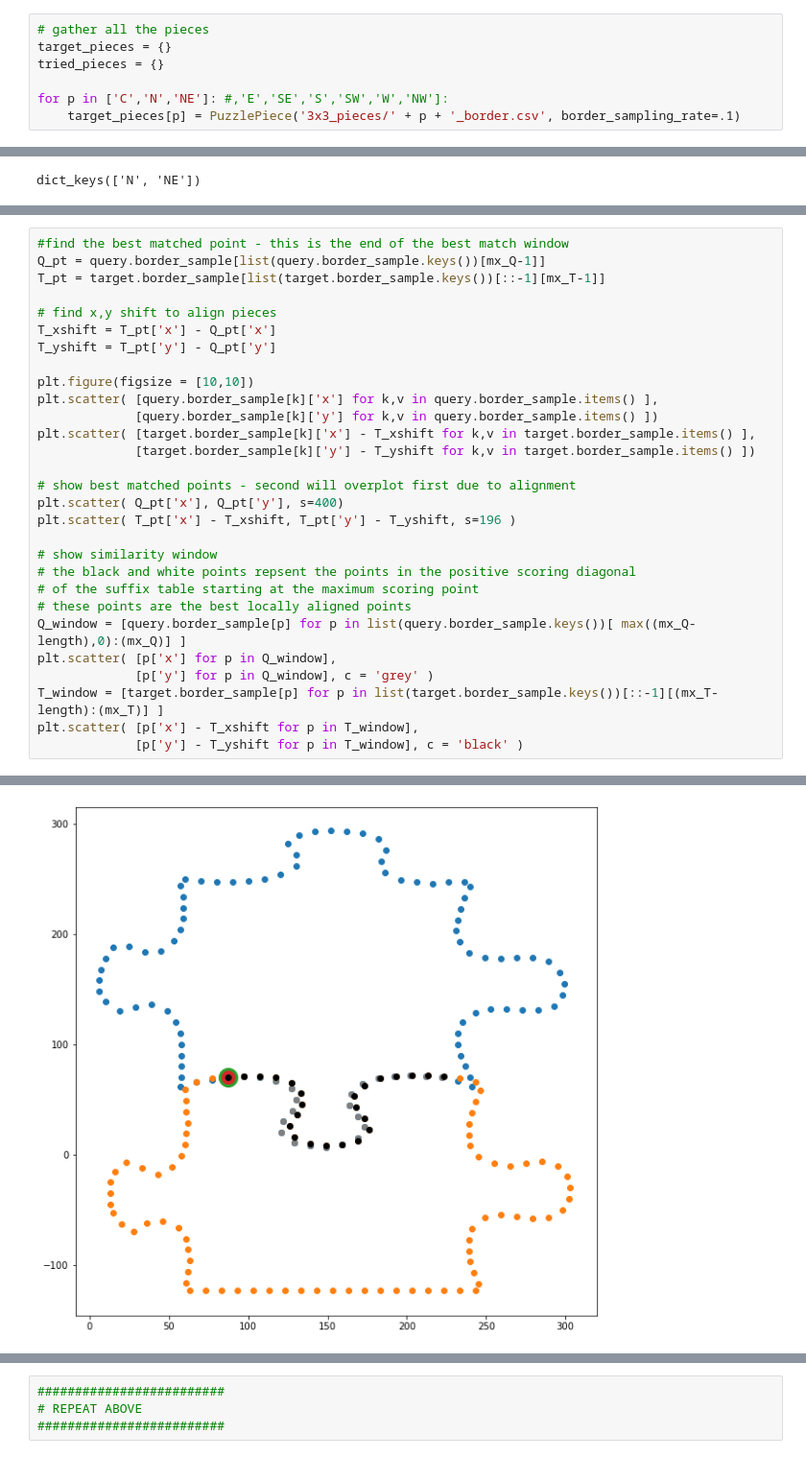
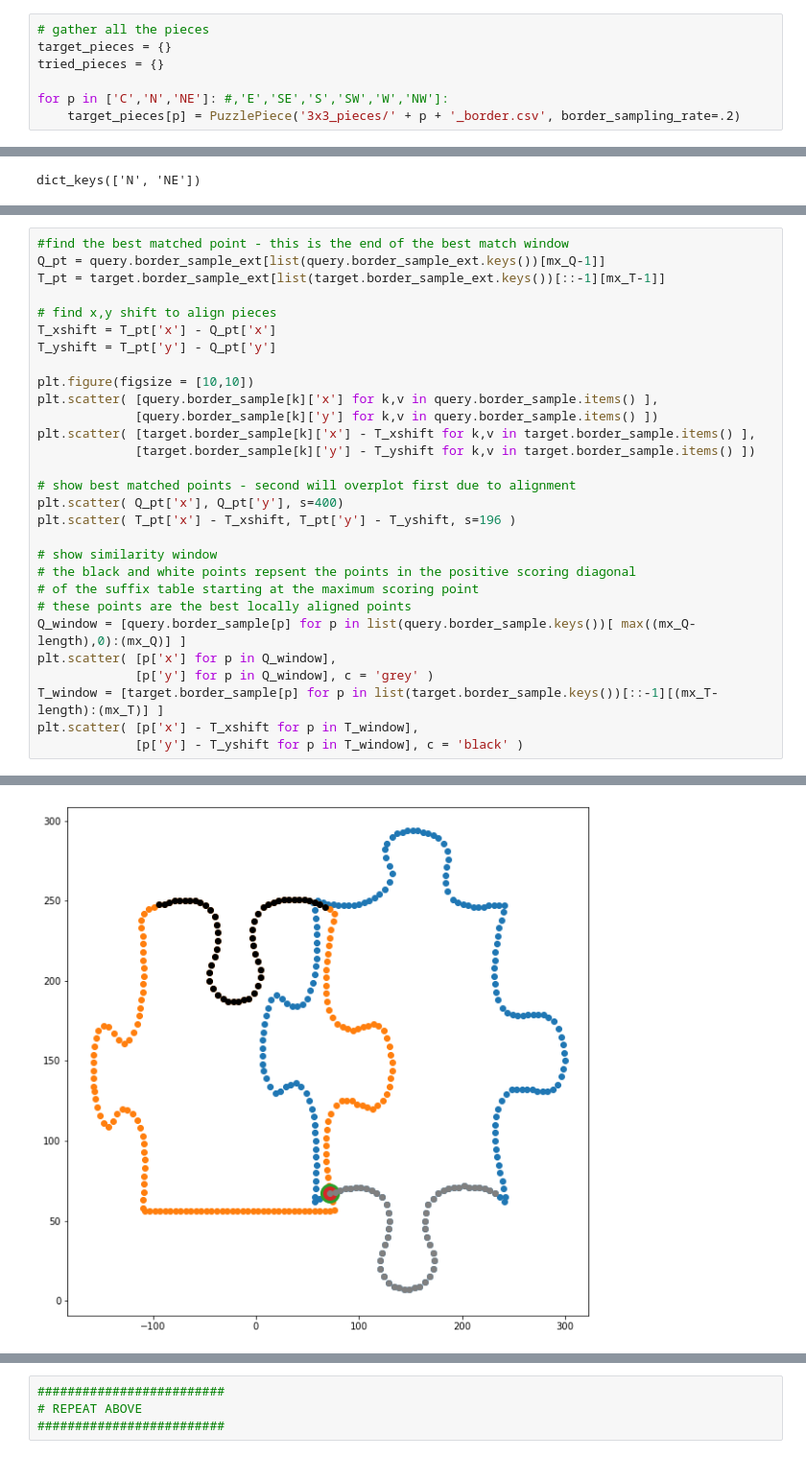
Before and after one commit to KirkDCO/JigSolve, a Jupyter notebook: general_design/3x3_generalization.ipynb, the cells around one changed output, grey strips where cells are left out. Shown at 96% size. Saved outputs shown, nothing was run; the diff lists cells and outputs as text.

```diff
--- a/general_design/3x3_generalization.ipynb
+++ b/general_design/3x3_generalization.ipynb
@@ -11,7 +11,7 @@ target_pieces = {}
 tried_pieces = {}
 
 for p in ['C','N','NE']: #,'E','SE','S','SW','W','NW']:
-    target_pieces[p] = PuzzlePiece('3x3_pieces/' + p + '_border.csv', border_sampling_rate=.1)
+    target_pieces[p] = PuzzlePiece('3x3_pieces/' + p + '_border.csv', border_sampling_rate=.2)
 # %%
 # get the first piece
 query = target_pieces.pop('C') # this piece serves as the core
@@ -144,35 +144,35 @@ N 23 91 83 24 0.9583333333333334
 # %%
 #find the best matched point - this is the end of the best match window
-Q_pt = query.border_sample[list(query.border_sample.keys())[mx_Q-1]]
-T_pt = target.border_sample[list(target.border_sample.keys())[::-1][mx_T-1]]
+Q_pt = query.border_sample_ext[list(query.border_sample_ext.keys())[mx_Q-1]]
+T_pt = target.border_sample_ext[list(target.border_sample_ext.keys())[::-1][mx_T-1]]
 
 # find x,y shift to align pieces
 T_xshift = T_pt['x'] - Q_pt['x']
 T_yshift = T_pt['y'] - Q_pt['y']
 
 plt.figure(figsize = [10,10])
 plt.scatter( [query.border_sample[k]['x'] for k,v in query.border_sample.items() ],
              [query.border_sample[k]['y'] for k,v in query.border_sample.items() ])
 plt.scatter( [target.border_sample[k]['x'] - T_xshift for k,v in target.border_sample.items() ],
              [target.border_sample[k]['y'] - T_yshift for k,v in target.border_sample.items() ])
 
 # show best matched points - second will overplot first due to alignment
 plt.scatter( Q_pt['x'], Q_pt['y'], s=400)
 plt.scatter( T_pt['x'] - T_xshift, T_pt['y'] - T_yshift, s=196 )
 
 # show similarity window
 # the black and white points repsent the points in the positive scoring diagonal
 # of the suffix table starting at the maximum scoring point
 # these points are the best locally aligned points
 Q_window = [query.border_sample[p] for p in list(query.border_sample.keys())[ max((mx_Q-length),0):(mx_Q)] ]
 plt.scatter( [p['x'] for p in Q_window],
              [p['y'] for p in Q_window], c = 'grey' )
 T_window = [target.border_sample[p] for p in list(target.border_sample.keys())[::-1][(mx_T-length):(mx_T)] ]
 plt.scatter( [p['x'] - T_xshift for p in T_window],
              [p['y'] - T_yshift for p in T_window], c = 'black' )
 # %% [output]
 <matplotlib.collections.PathCollection at 0x...>
-[figure, old version]
+[figure, new version]
 # %%
 # combine the pieces into one piece
 Q_window_pts = [q for q in range(mx_Q-length, mx_Q)]
```
Also changed, not shown: parts of 3 cells of this notebook, 2 other files.
